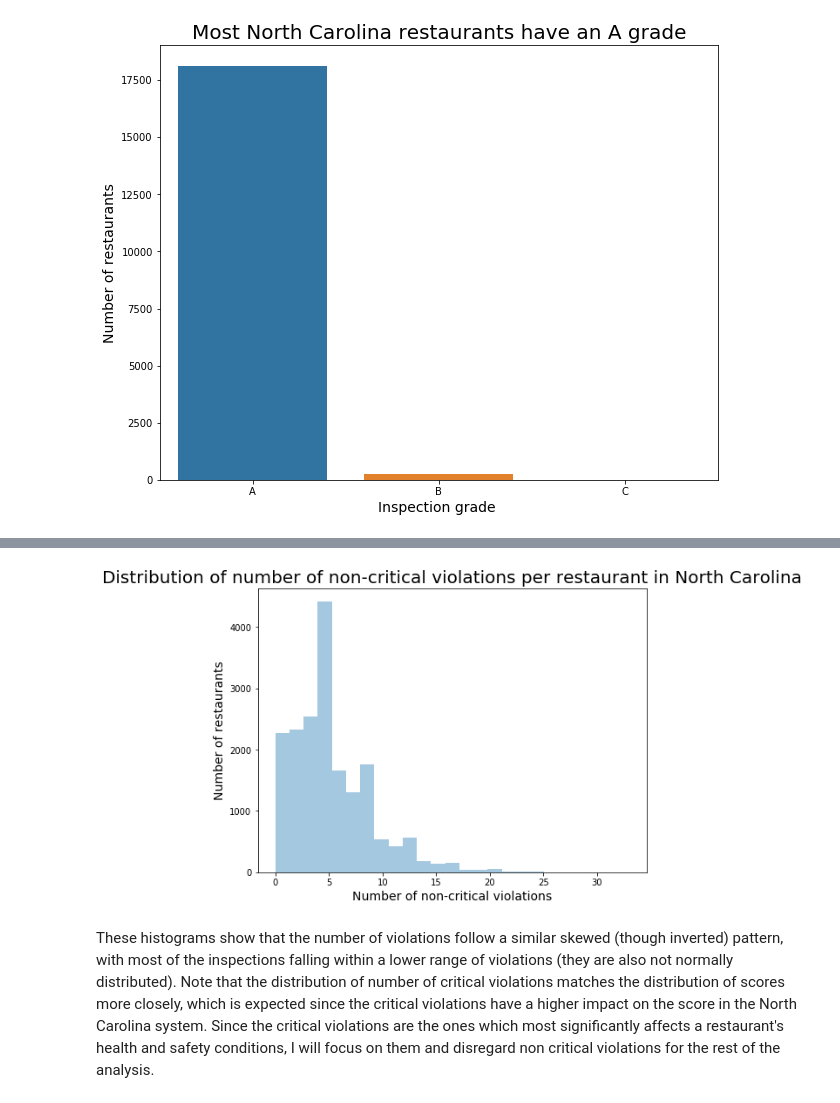
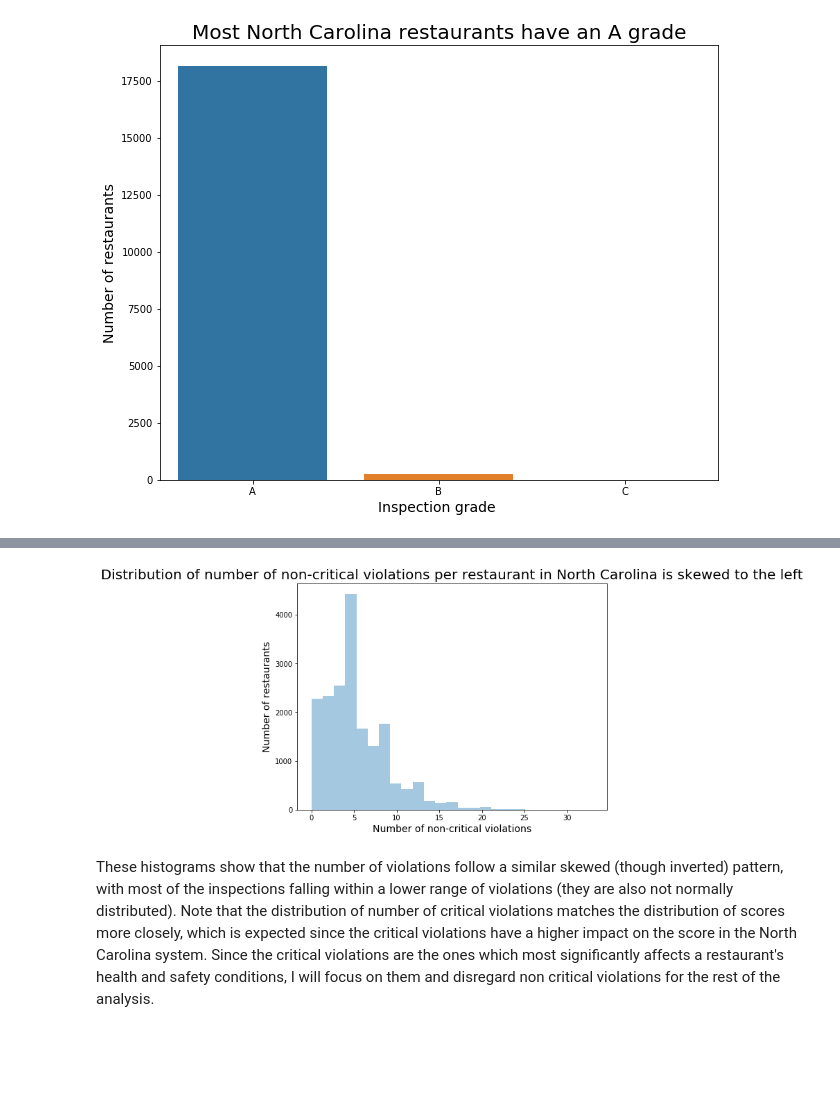
Before and after one commit to COGS108/individual_sp20, a Jupyter notebook: final_project/FinalProject_cribeiro23.ipynb, the cells around one changed output, grey strips where cells are left out. Drawn from its saved outputs; the diff is of its cells as text; code cells hidden in the pictures; blank space fills up the shorter version.

```diff
--- a/final_project/FinalProject_cribeiro23.ipynb
+++ b/final_project/FinalProject_cribeiro23.ipynb
@@ -203,12 +203,12 @@ plt.show()
 # %%
 plt.figure(figsize=(8, 6))
 graph = sns.distplot(df_inspections['num_non_critical'], bins=25, kde=False);
-graph.set_title("Distribution of number of non-critical violations per restaurant in North Carolina",fontsize=20)
+graph.set_title("Distribution of number of non-critical violations per restaurant in North Carolina is skewed to the left",fontsize=20)
 graph.set_xlabel("Number of non-critical violations",fontsize=14);
 graph.set_ylabel("Number of restaurants",fontsize=14)
 plt.show()
 # %% [output]
-[figure, old version]
+[figure, new version]
 # %% [markdown]
 These histograms show that the number of violations follow a similar skewed (though inverted) pattern, with most of the inspections falling within a lower range of violations (they are also not normally distributed). Note that the distribution of number of critical violations matches the distribution of scores more closely, which is expected since the critical violations have a higher impact on the score in the North Carolina system. Since the critical violations are the ones which most significantly affects a restaurant's health and safety conditions, I will focus on them and disregard non critical violations for the rest of the analysis.
 # %% [markdown]
```
Also changed, not shown: parts of 34 cells of this notebook.
